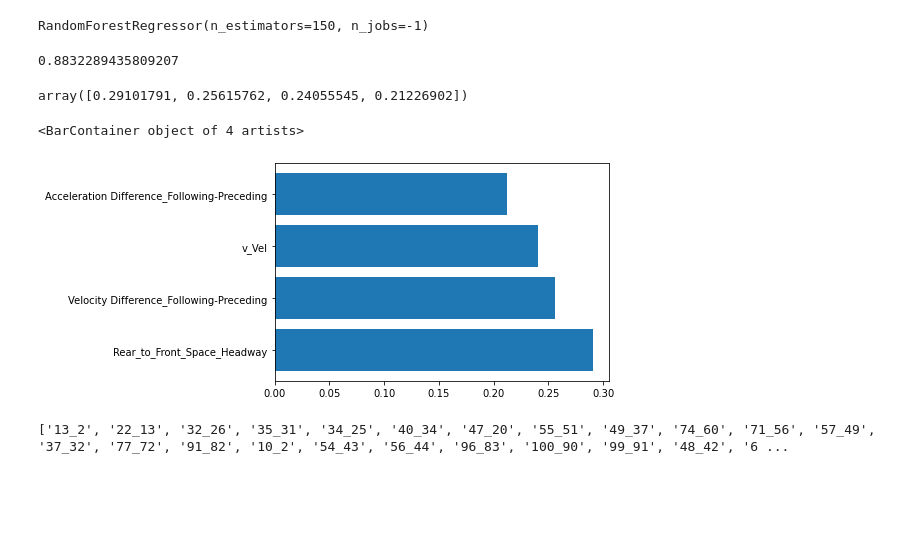
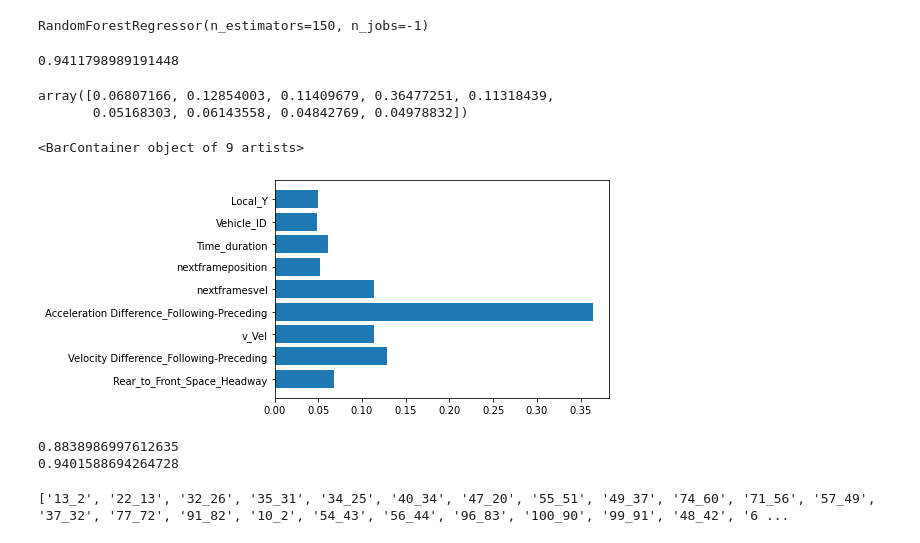
Before and after one commit to VineetDhamija/DataDrivenCarFollowing, a Jupyter notebook: datadrivencarfollowing-v1/scripts/RandomeForest_NC.ipynb, the cells around one changed output. Drawn from its saved outputs; the diff is of its cells as text; code cells hidden in the pictures; blank space fills up the shorter version.

```diff
--- a/datadrivencarfollowing-v1/scripts/RandomeForest_NC.ipynb
+++ b/datadrivencarfollowing-v1/scripts/RandomeForest_NC.ipynb
@@ -205,5 +173,5 @@ df.head(1).T
 # %%
-df = df.drop(['nextframeAcc','nextframesvel','nextframeposition'], axis=1)
+#df = df.drop(['nextframeAcc','nextframesvel','nextframeposition'], axis=1)
 # %%
 df["Reaction_time_1.0_acc"]=df.groupby(["LF_pairs"],as_index=False)["v_Acc"].shift(-10)
 df["Reaction_time_1.0_position"]=df.groupby(["LF_pairs"],as_index=False)["Local_Y"].shift(-10)
@@ -237,5 +205,3 @@ Reaction_time_1.0_vel                          0
 dtype: int64
 # %%
 df = df[df["Preceding_Vehicle_Class"].notna()]
-# %%
-df = df.dropna
@@ -250,25 +250,39 @@ data30 = df[~df['LF_pairs'].isin(my_pairs)]
 # %%
-X_train = data70[["Rear_to_Front_Space_Headway",'Velocity Difference_Following-Preceding','v_Vel','Acceleration Difference_Following-Preceding']]
-y_train= data70['Reaction_time_1.0_acc']
+X_train = data70[["Rear_to_Front_Space_Headway",'Velocity Difference_Following-Preceding','v_Vel','Acceleration Difference_Following-Preceding',
+       'nextframesvel', 'nextframeposition','Time_duration','Vehicle_ID','Local_Y']]
+y_train= data70['nextframeAcc']
+X_test = data30[["Rear_to_Front_Space_Headway",'Velocity Difference_Following-Preceding','v_Vel','Acceleration Difference_Following-Preceding',
+       'nextframesvel', 'nextframeposition','Time_duration','Vehicle_ID','Local_Y']]
+y_test= data30['nextframeAcc']
 # %%
 rf = RandomForestRegressor(n_estimators = 150,n_jobs=-1)
 # %%
-RFReg.fit(X_train,y_train)
+rf.fit(X_train,y_train)
 # %% [output]
 RandomForestRegressor(n_estimators=150, n_jobs=-1)
 # %%
-RFReg.score(X_train,y_train)
+rf.score(X_train,y_train)
 # %% [output]
-0.8832289435809207
+0.9411798989191448
 # %%
-RFReg.feature_importances_
+rf.feature_importances_
 # %% [output]
-array([0.29101791, 0.25615762, 0.24055545, 0.21226902])
+array([0.06807166, 0.12854003, 0.11409679, 0.36477251, 0.11318439,
+       0.05168303, 0.06143558, 0.04842769, 0.04978832])
 # %%
-plt.barh(X_train.columns,RFReg.feature_importances_)
+plt.barh(X_train.columns,rf.feature_importances_)
 # %% [output]
-<BarContainer object of 4 artists>
+<BarContainer object of 9 artists>
-[figure, old version]
+[figure, new version]
+# %%
+prediction = rf.predict(X_test)
+mse = mean_squared_error(y_test, prediction)
+rmse = mse**.5
+print(mse)
+print(rmse)
+# %% [output]
+0.8838986997612635
+0.9401588694264728
 # %%
 def data_in_parts(data30,rangefrom,rangeto):
     a=data30['LF_pairs'].unique()
```
Also changed, not shown: parts of 12 cells of this notebook.
